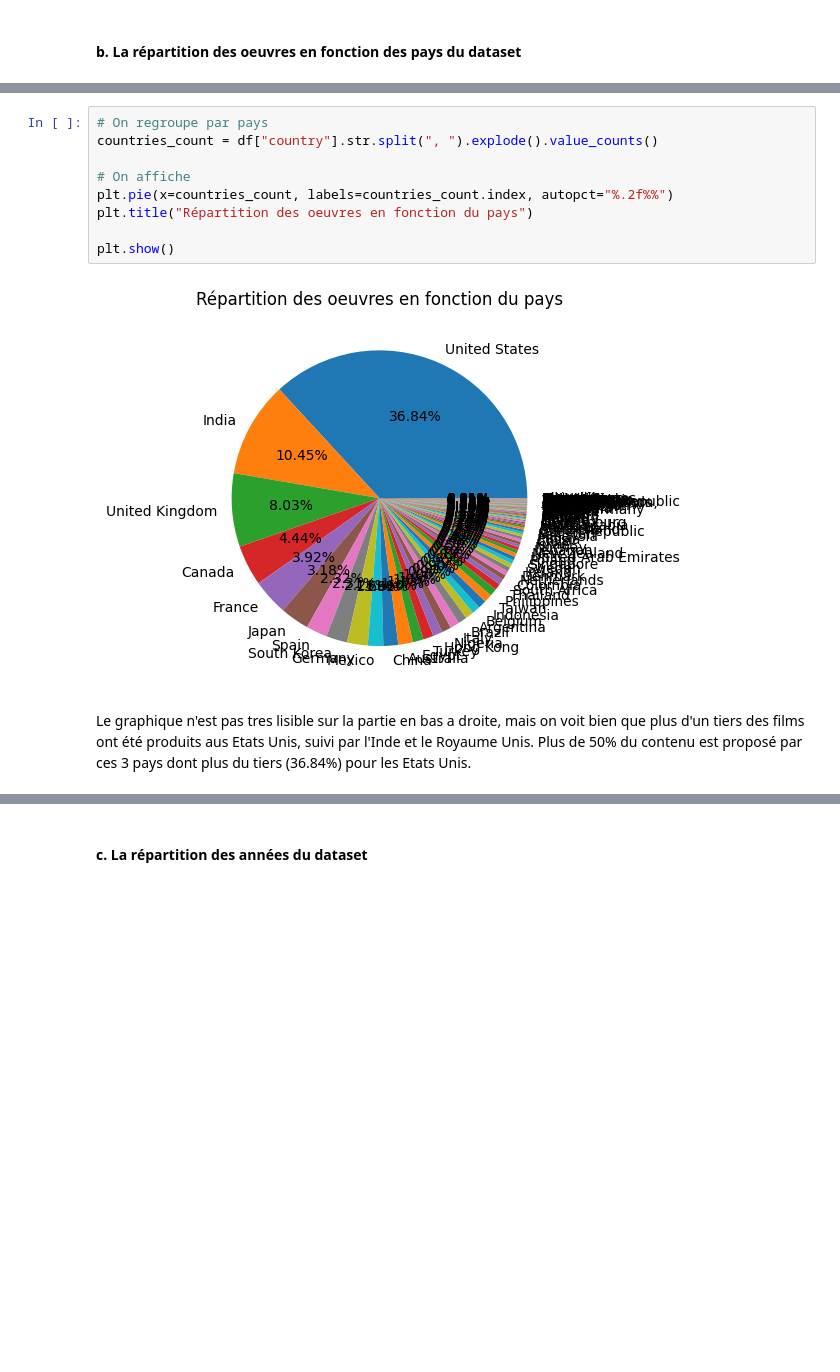
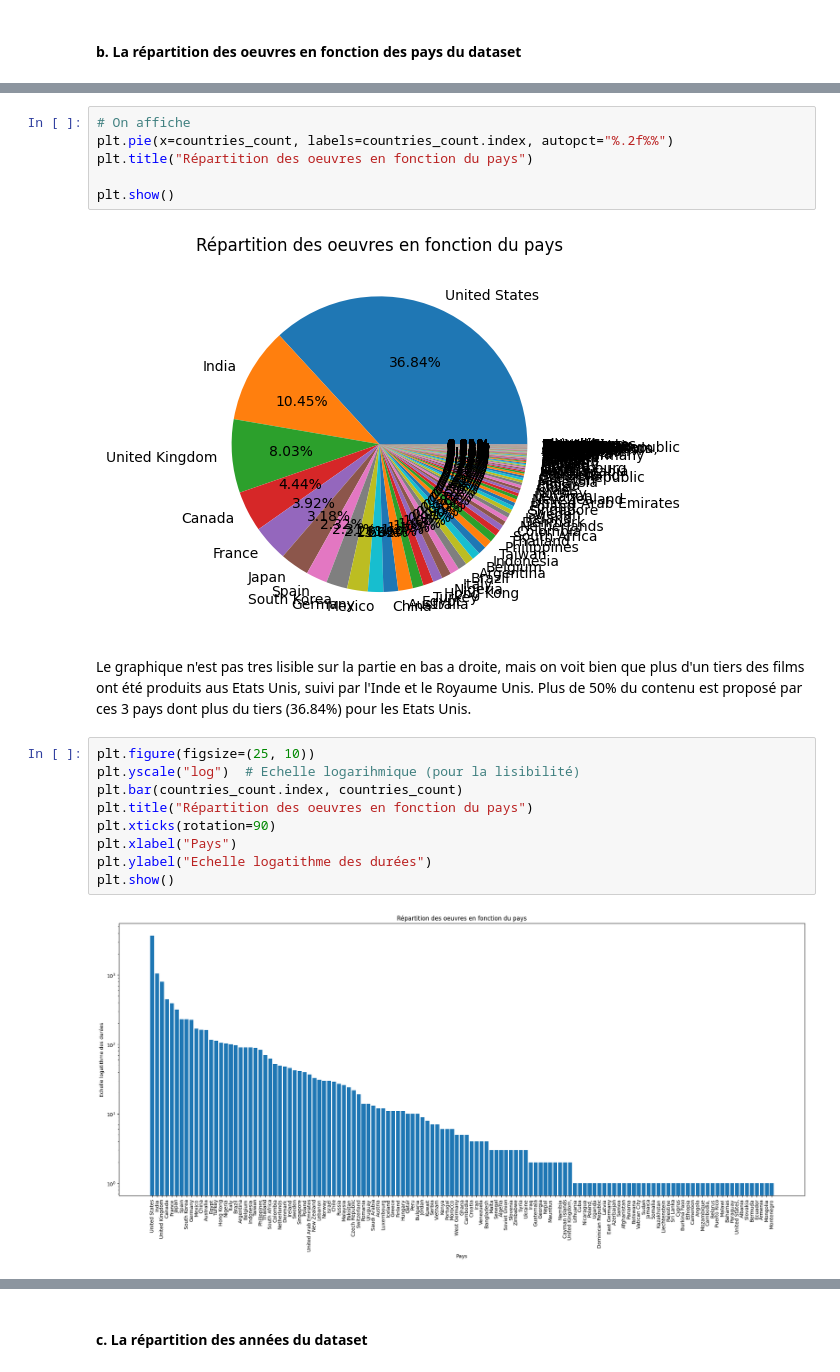
Before and after one commit to leo-carrey/Netflix-Insights, a Jupyter notebook: Netflix Data Analysis.ipynb, the cells around one changed output, grey strips where cells are left out. Drawn from its saved outputs; the diff is of its cells as text; blank space fills up the shorter version.

```diff
--- a/Netflix Data Analysis.ipynb
+++ b/Netflix Data Analysis.ipynb
@@ -650,7 +651,4 @@ On voit que les Etats Unis on produit plus la majorité des films (plus de 3500
 # %%
-# On regroupe par pays
-countries_count = df["country"].str.split(", ").explode().value_counts()
-
 # On affiche
 plt.pie(x=countries_count, labels=countries_count.index, autopct="%.2f%%")
 plt.title("Répartition des oeuvres en fonction du pays")
@@ -660,3 +658,14 @@ plt.show()
 [figure]
 # %% [markdown]
 Le graphique n'est pas tres lisible sur la partie en bas a droite, mais on voit bien que plus d'un tiers des films ont été produits aus Etats Unis, suivi par l'Inde et le Royaume Unis. Plus de 50% du contenu est proposé par ces 3 pays dont plus du tiers (36.84%) pour les Etats Unis.
+# %%
+plt.figure(figsize=(25, 10))
+plt.yscale("log")  # Echelle logarihmique (pour la lisibilité)
+plt.bar(countries_count.index, countries_count)
+plt.title("Répartition des oeuvres en fonction du pays")
+plt.xticks(rotation=90)
+plt.xlabel("Pays")
+plt.ylabel("Echelle logatithme des durées")
+plt.show()
+# %% [output]
+[figure, added]
```
Also changed, not shown: parts of 27 cells of this notebook.
